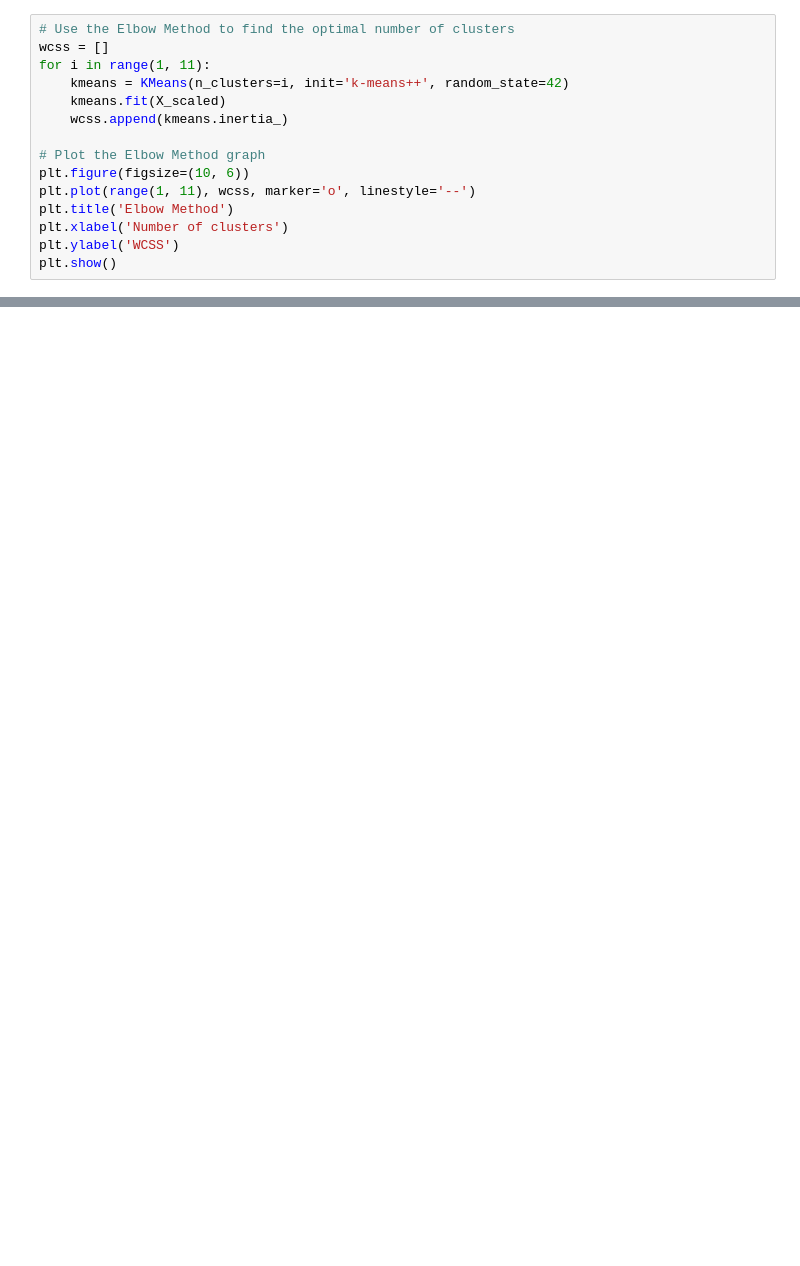
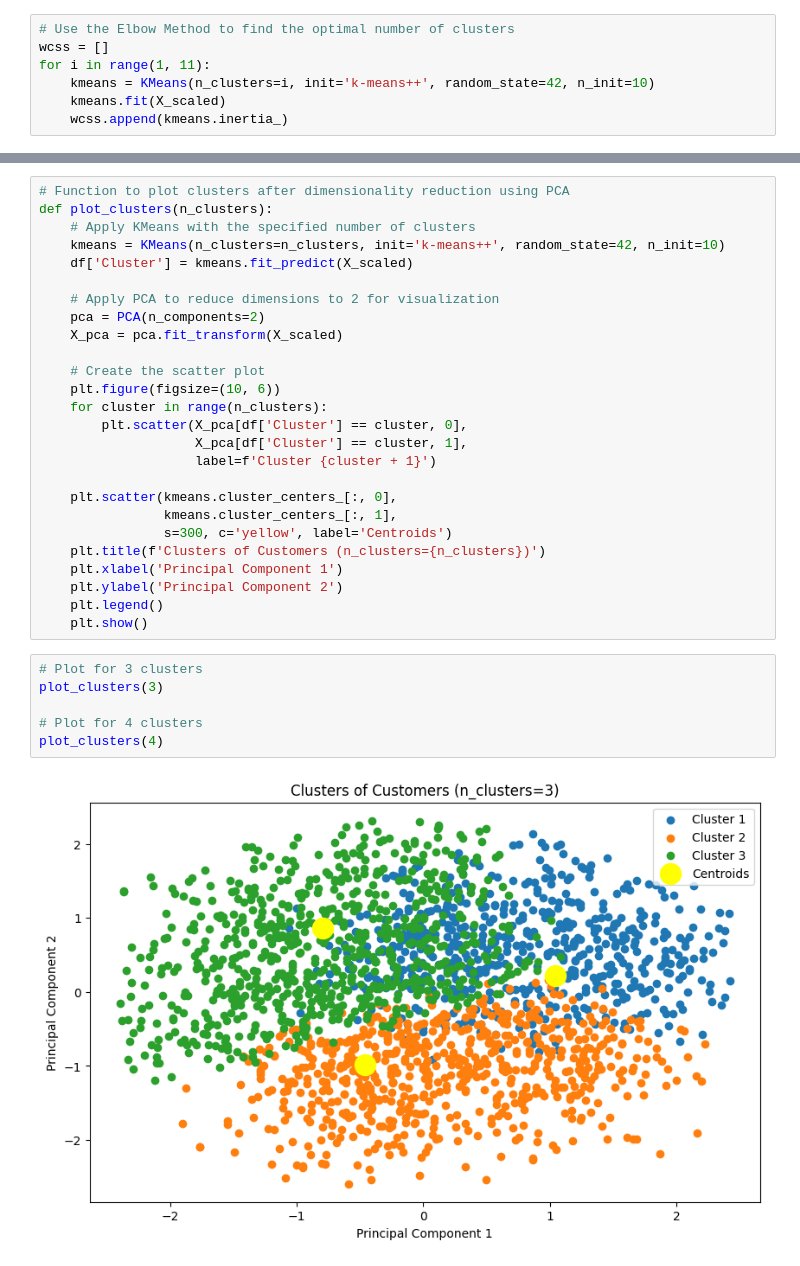
Before and after one commit to tanmaychikhale/MachineLearning, a Jupyter notebook: Pract5.ipynb, the cells around one changed output, grey strips where cells are left out. Drawn from its saved outputs; the diff is of its cells as text; blank space fills up the shorter version.

```diff
--- a/Pract5.ipynb
+++ b/Pract5.ipynb
@@ -51,14 +43,6 @@ dtype: int64
 # Use the Elbow Method to find the optimal number of clusters
 wcss = []
 for i in range(1, 11):
-    kmeans = KMeans(n_clusters=i, init='k-means++', random_state=42)
+    kmeans = KMeans(n_clusters=i, init='k-means++', random_state=42, n_init=10)
     kmeans.fit(X_scaled)
     wcss.append(kmeans.inertia_)
-
-# Plot the Elbow Method graph
-plt.figure(figsize=(10, 6))
-plt.plot(range(1, 11), wcss, marker='o', linestyle='--')
-plt.title('Elbow Method')
-plt.xlabel('Number of clusters')
-plt.ylabel('WCSS')
-plt.show()
@@ -88,0 +59,34 @@ plt.show()
+# %%
+# Function to plot clusters after dimensionality reduction using PCA
+def plot_clusters(n_clusters):
+    # Apply KMeans with the specified number of clusters
+    kmeans = KMeans(n_clusters=n_clusters, init='k-means++', random_state=42, n_init=10)
+    df['Cluster'] = kmeans.fit_predict(X_scaled)
+
+    # Apply PCA to reduce dimensions to 2 for visualization
+    pca = PCA(n_components=2)
+    X_pca = pca.fit_transform(X_scaled)
+
+    # Create the scatter plot
+    plt.figure(figsize=(10, 6))
+    for cluster in range(n_clusters):
+        plt.scatter(X_pca[df['Cluster'] == cluster, 0],
+                    X_pca[df['Cluster'] == cluster, 1],
+                    label=f'Cluster {cluster + 1}')
+
+    plt.scatter(kmeans.cluster_centers_[:, 0],
+                kmeans.cluster_centers_[:, 1],
+                s=300, c='yellow', label='Centroids')
+    plt.title(f'Clusters of Customers (n_clusters={n_clusters})')
+    plt.xlabel('Principal Component 1')
+    plt.ylabel('Principal Component 2')
+    plt.legend()
+    plt.show()
+# %%
+# Plot for 3 clusters
+plot_clusters(3)
+
+# Plot for 4 clusters
+plot_clusters(4)
+# %% [output]
+[figure, added]
```
Also changed, not shown: parts of 7 cells of this notebook.
